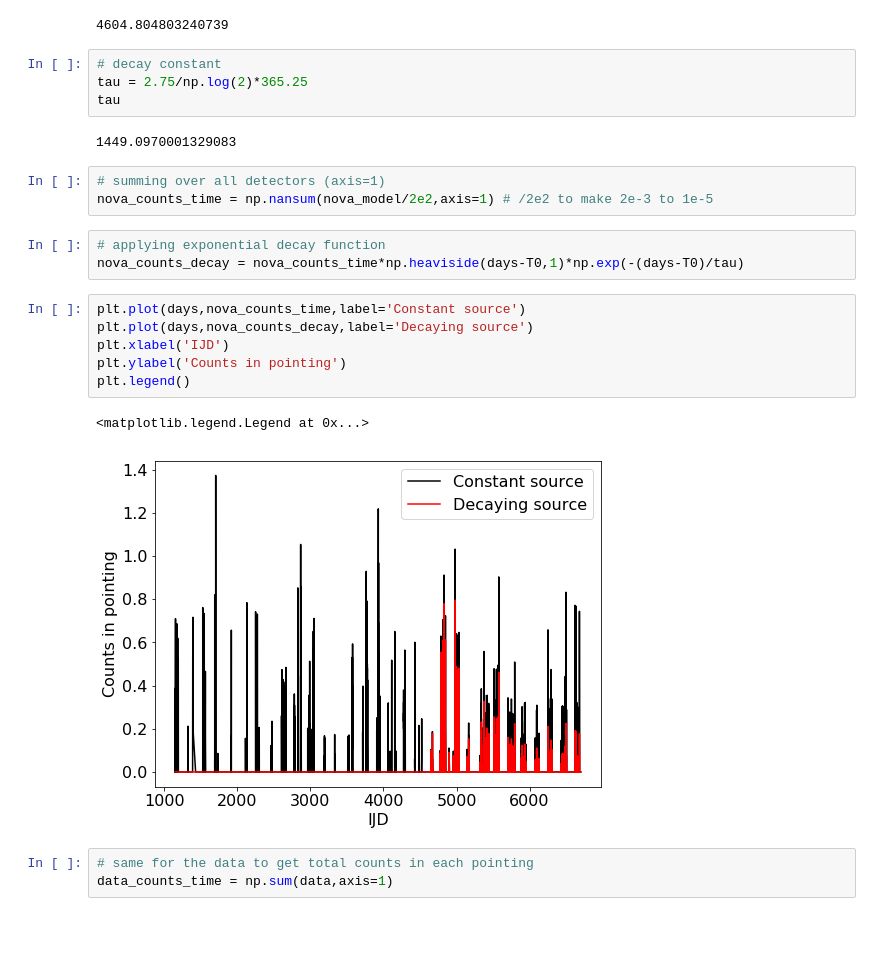
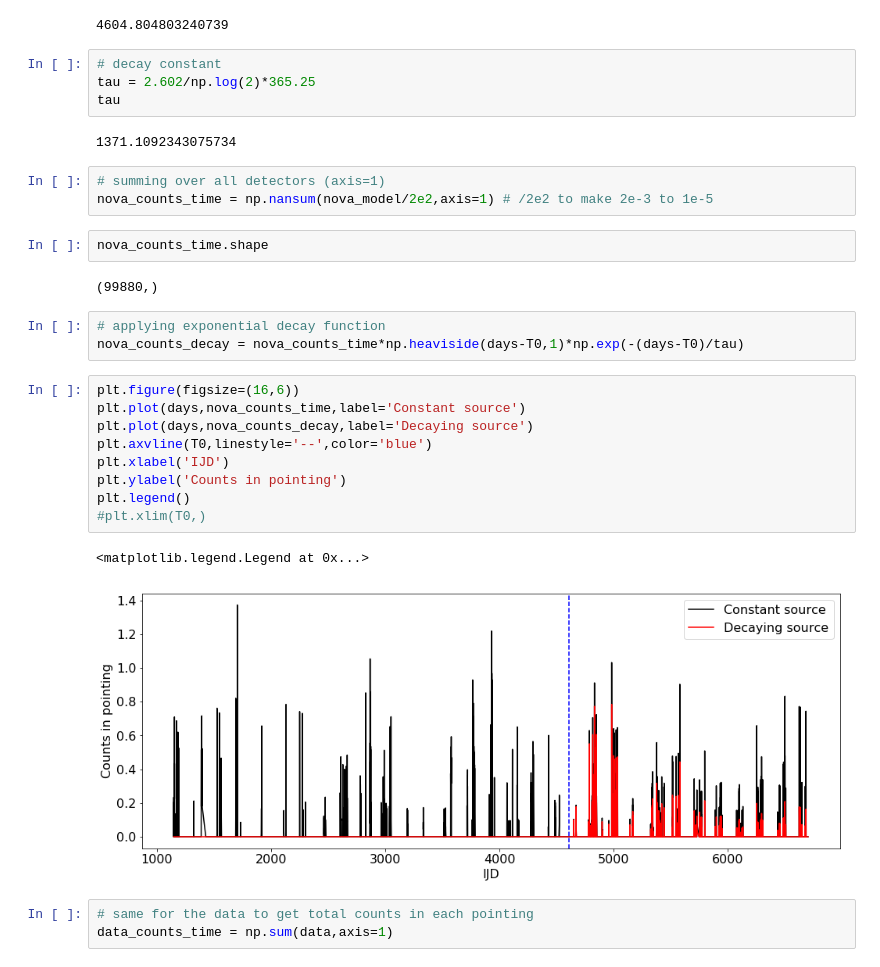
Before and after one commit to tsiegert/for-students, a Jupyter notebook: nova_analysis/stan_fit_template_spi-nova_v1.ipynb, the cells around one changed output. Saved outputs shown, nothing was run; the diff lists cells and outputs as text; blank space fills up the shorter version.

```diff
--- a/nova_analysis/stan_fit_template_spi-nova_v1.ipynb
+++ b/nova_analysis/stan_fit_template_spi-nova_v1.ipynb
@@ -266,25 +285,32 @@ T0
 4604.804803240739
 # %%
 # decay constant
-tau = 2.75/np.log(2)*365.25
+tau = 2.602/np.log(2)*365.25
 tau
 # %% [output]
-1449.0970001329083
+1371.1092343075734
 # %%
 # summing over all detectors (axis=1)
 nova_counts_time = np.nansum(nova_model/2e2,axis=1) # /2e2 to make 2e-3 to 1e-5
+# %%
+nova_counts_time.shape
+# %% [output]
+(99880,)
 # %%
 # applying exponential decay function
 nova_counts_decay = nova_counts_time*np.heaviside(days-T0,1)*np.exp(-(days-T0)/tau)
 # %%
+plt.figure(figsize=(16,6))
 plt.plot(days,nova_counts_time,label='Constant source')
 plt.plot(days,nova_counts_decay,label='Decaying source')
+plt.axvline(T0,linestyle='--',color='blue')
 plt.xlabel('IJD')
 plt.ylabel('Counts in pointing')
 plt.legend()
+#plt.xlim(T0,)
 # %% [output]
 <matplotlib.legend.Legend at 0x...>
-[figure, old version]
+[figure, new version]
 # %%
 # same for the data to get total counts in each pointing
 data_counts_time = np.sum(data,axis=1)
```
Also changed, not shown: parts of 99 cells of this notebook.
